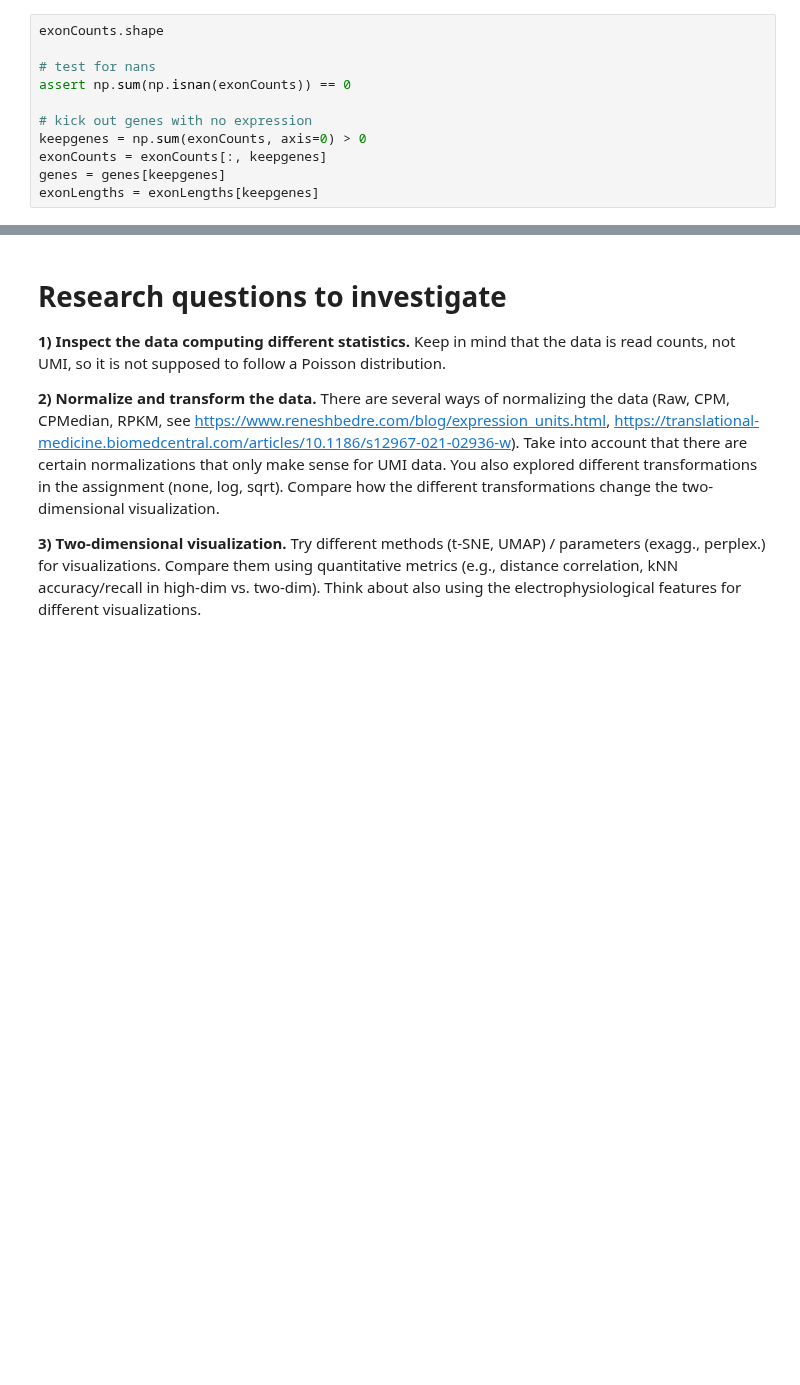
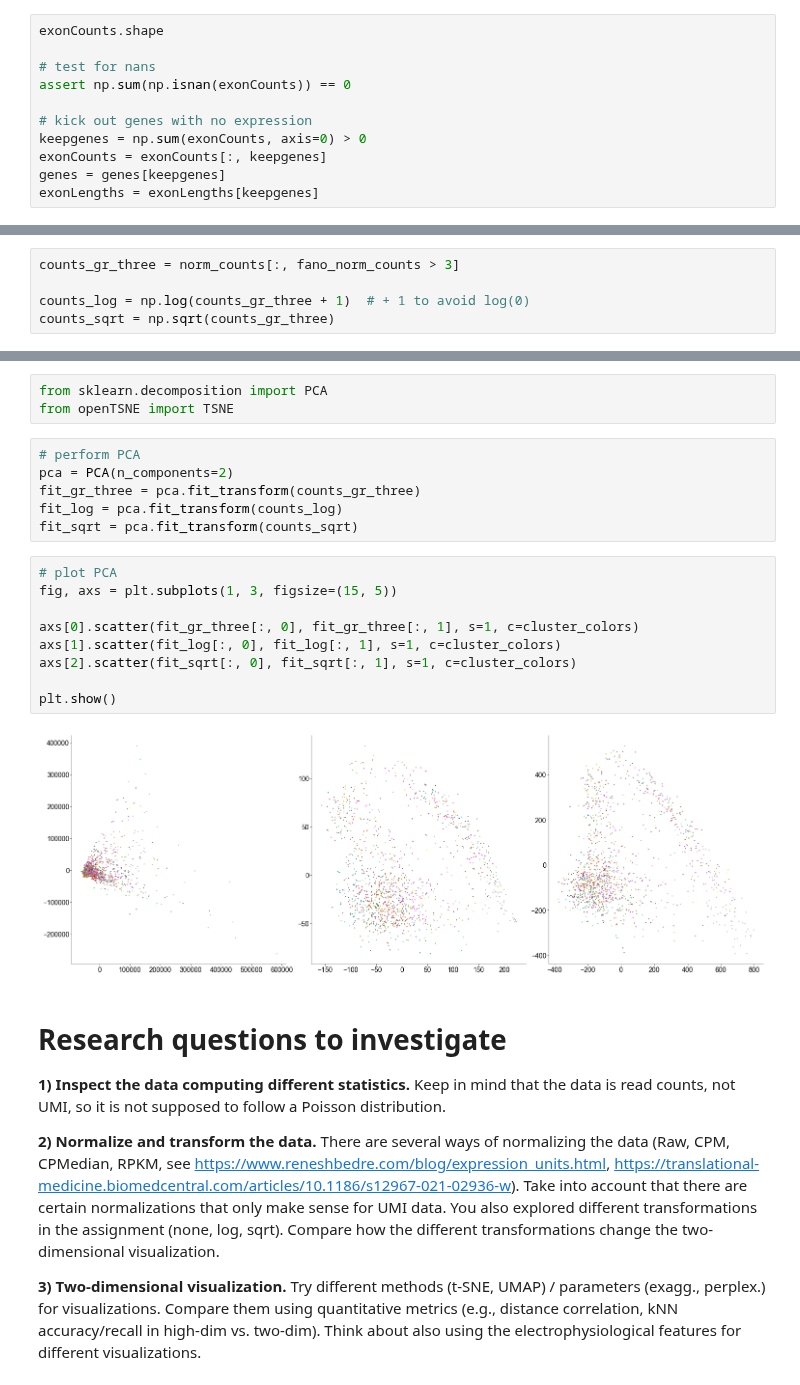
Before and after one commit to H-Kugler/neural-data-science, a Jupyter notebook: final_project/practical03_harri.ipynb, the cells around one changed output, grey strips where cells are left out. Saved outputs shown, nothing was run; the diff lists cells and outputs as text; blank space fills up the shorter version.

```diff
--- a/final_project/practical03_harri.ipynb
+++ b/final_project/practical03_harri.ipynb
@@ -322,0 +370,5 @@ assert np.sum(np.isnan(avg_expr)) == 0
+# %%
+counts_gr_three = norm_counts[:, fano_norm_counts > 3]
+
+counts_log = np.log(counts_gr_three + 1)  # + 1 to avoid log(0)
+counts_sqrt = np.sqrt(counts_gr_three)
@@ -323,3 +377,23 @@ assert np.sum(np.isnan(avg_expr)) == 0
+# %%
+from sklearn.decomposition import PCA
+from openTSNE import TSNE
+# %%
+# perform PCA
+pca = PCA(n_components=2)
+fit_gr_three = pca.fit_transform(counts_gr_three)
+fit_log = pca.fit_transform(counts_log)
+fit_sqrt = pca.fit_transform(counts_sqrt)
+# %%
+# plot PCA
+fig, axs = plt.subplots(1, 3, figsize=(15, 5))
+
+axs[0].scatter(fit_gr_three[:, 0], fit_gr_three[:, 1], s=1, c=cluster_colors)
+axs[1].scatter(fit_log[:, 0], fit_log[:, 1], s=1, c=cluster_colors)
+axs[2].scatter(fit_sqrt[:, 0], fit_sqrt[:, 1], s=1, c=cluster_colors)
+
+plt.show()
+# %% [output]
+[figure, added]
 # %% [markdown]
 # Research questions to investigate
 
```
Also changed, not shown: parts of 13 cells of this notebook, 1 other file.
